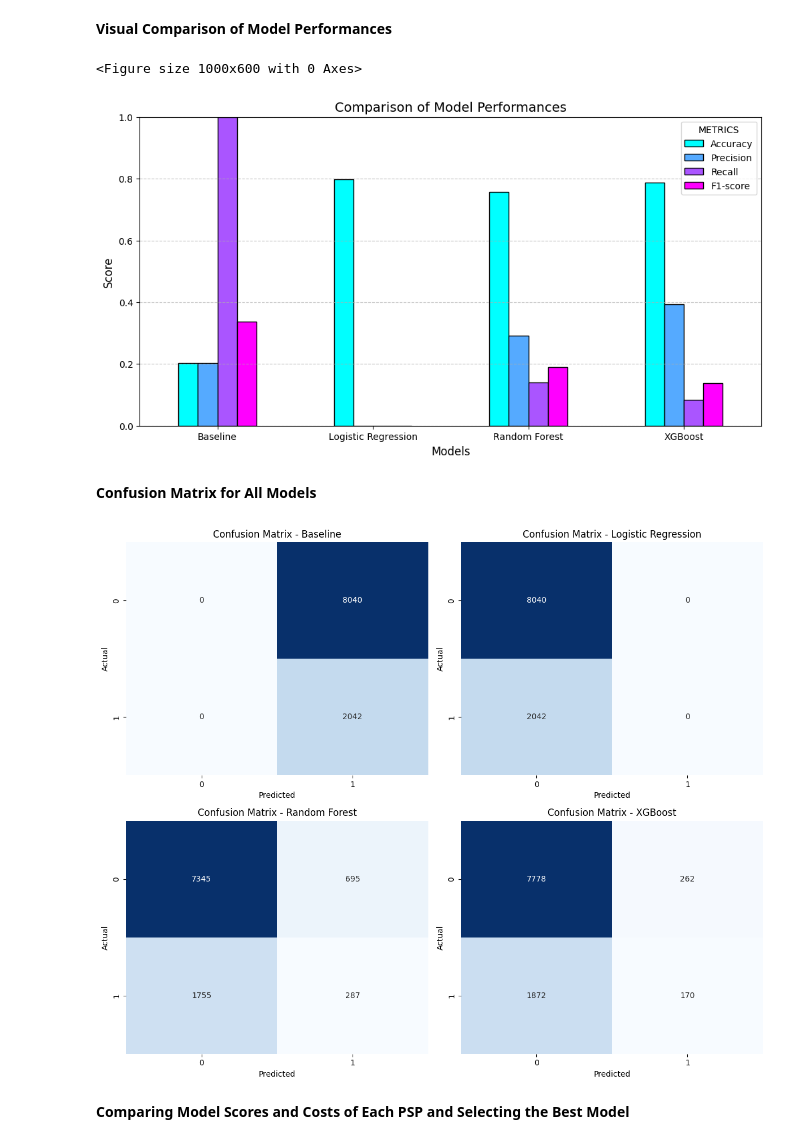
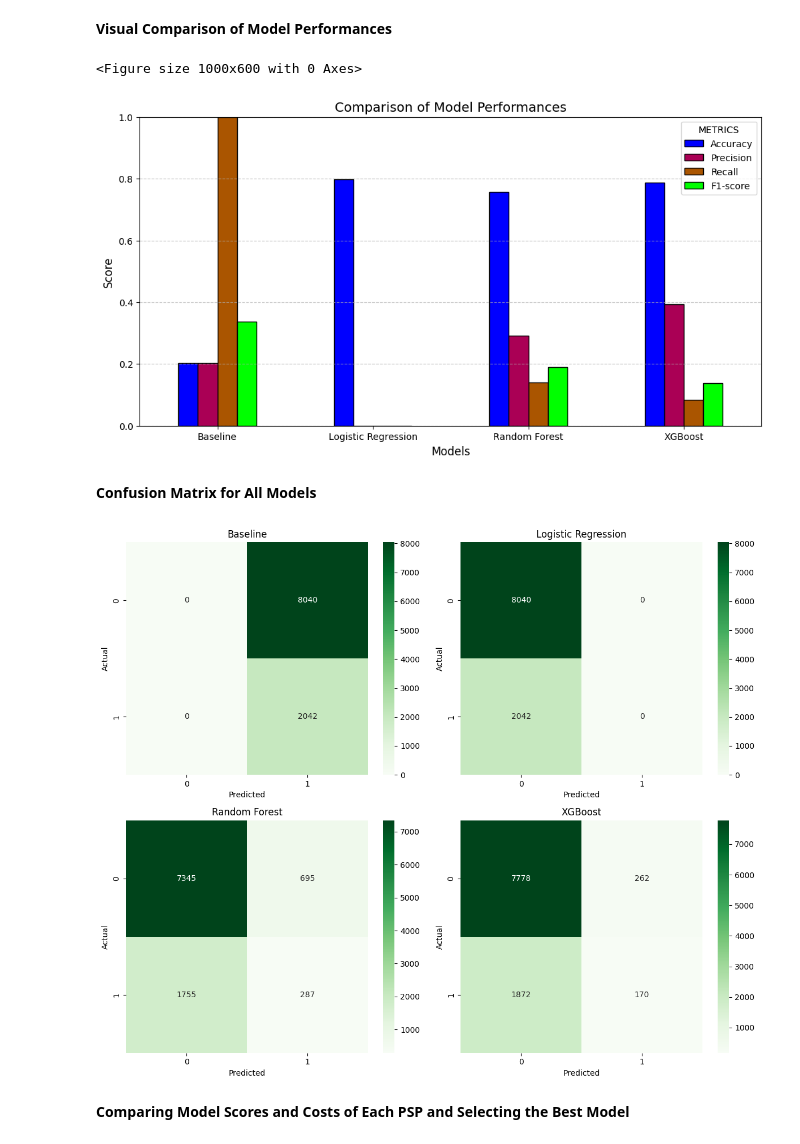
Before and after one commit to imildositoe/predictive_modeling_credit_card_routing, a Jupyter notebook: main.ipynb, the cells around one changed output. Cells and saved outputs as stored; diff of their text form; code cells hidden in the pictures.

```diff
--- a/main.ipynb
+++ b/main.ipynb
@@ -529,7 +493,7 @@ performance_df = pd.DataFrame(model_performance).T  # Transpose for better visua
 
 # Plot grouped bar chart
 plt.figure(figsize=(10, 6))
-performance_df.plot(kind="bar", colormap="hsv", figsize=(12, 6), edgecolor="black")
+performance_df.plot(kind="bar", colormap="brg", figsize=(12, 6), edgecolor="black")
 plt.title("Comparison of Model Performances", fontsize=14)
 plt.ylabel("Score", fontsize=12)
 plt.xlabel("Models", fontsize=12)
@@ -542,28 +506,25 @@ plt.grid(axis="y", linestyle="--", alpha=0.7)
 plt.show()
 # %% [output]
 <Figure size 1000x600 with 0 Axes>
-[figure, old version]
+[figure, new version]
 # %% [markdown]
 __Confusion Matrix for All Models__
 # %%
-import seaborn as sns
-import matplotlib.pyplot as plt
-
 fig, axes = plt.subplots(2, 2, figsize=(12, 10))
 
 model_names = ["Baseline", "Logistic Regression", "Random Forest", "XGBoost"]
 y_preds = [y_pred_baseline, y_pred_logistic, y_pred_rf, y_pred_xgb]
 
 for i, ax in enumerate(axes.flatten()):
-    sns.heatmap(confusion_matrix(y_test, y_preds[i]), annot=True, fmt='d', cmap="Blues", cbar=False, ax=ax)
-    ax.set_title(f"Confusion Matrix - {model_names[i]}")
+    sns.heatmap(confusion_matrix(y_test, y_preds[i]), annot=True, fmt='d', cmap="Greens", cbar=True, ax=ax)
+    ax.set_title(f"{model_names[i]}")
     ax.set_xlabel("Predicted")
     ax.set_ylabel("Actual")
 
 plt.tight_layout()
 plt.show()
 # %% [output]
-[figure, old version]
+[figure, new version]
 # %% [markdown]
 __Comparing Model Scores and Costs of Each PSP and Selecting the Best Model__
 # %%
```
Also changed, not shown: parts of 4 cells of this notebook.
